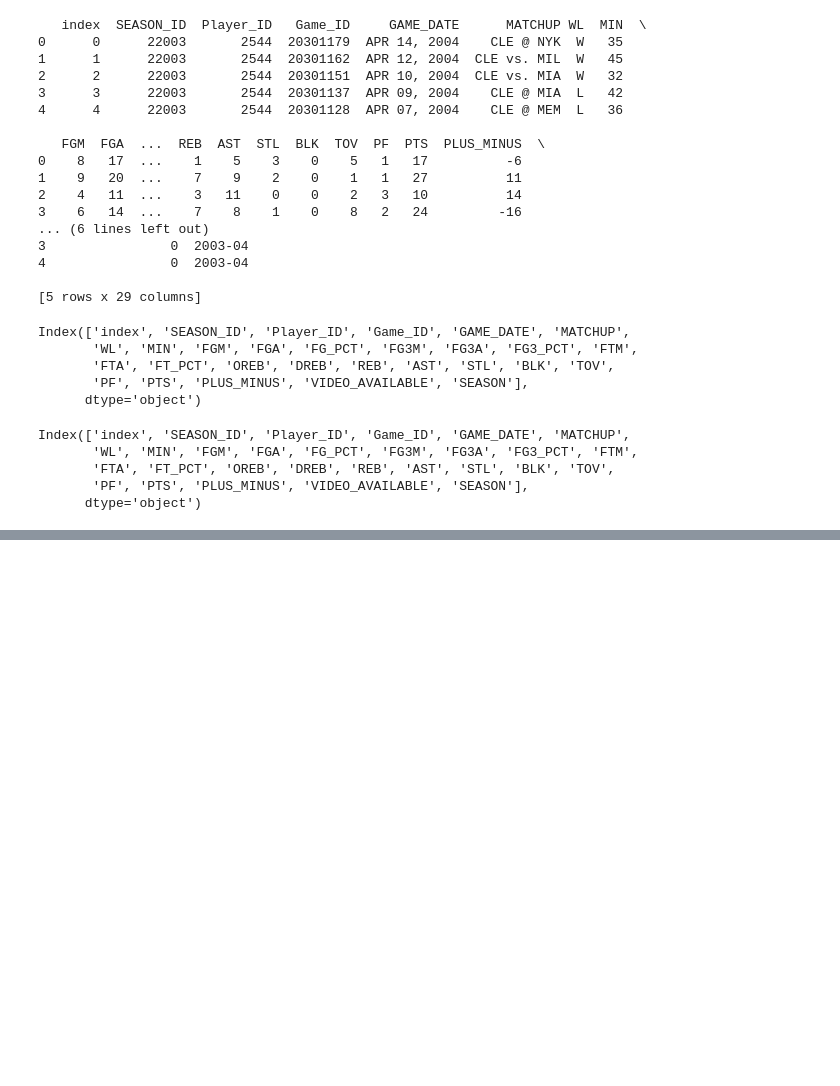
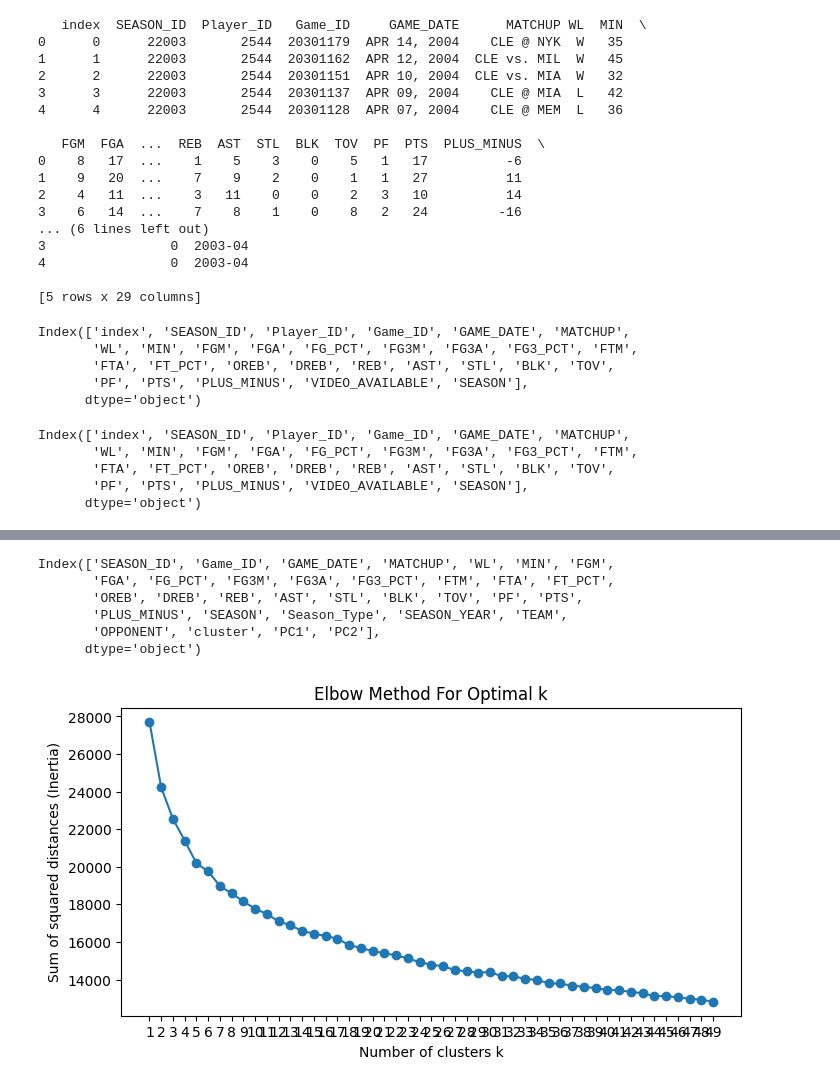
Before and after one commit to JonBierly/DataEngineeringFinal, a Jupyter notebook: data.ipynb, the cells around one changed output, grey strips where cells are left out. Drawn from its saved outputs; the diff is of its cells as text; code cells hidden in the pictures; blank space fills up the shorter version.

```diff
--- a/data.ipynb
+++ b/data.ipynb
@@ -273,0 +311,6 @@ games = pd.concat([regular_df, playoff_df], ignore_index=True)
+# %%
+games = pd.read_sql("SELECT * FROM LebronDatabase.games", db_engine, parse_dates=['GAME_DATE'])
+# %%
+games = games.sort_values(by=['GAME_DATE'], ascending=True)
+games = games.reset_index(drop=True)
+games = games.drop(columns = ['index'])
@@ -273,0 +336,36 @@ games = pd.concat([regular_df, playoff_df], ignore_index=True)
+# %%
+games.columns
+# %% [output]
+Index(['SEASON_ID', 'Game_ID', 'GAME_DATE', 'MATCHUP', 'WL', 'MIN', 'FGM',
+       'FGA', 'FG_PCT', 'FG3M', 'FG3A', 'FG3_PCT', 'FTM', 'FTA', 'FT_PCT',
+       'OREB', 'DREB', 'REB', 'AST', 'STL', 'BLK', 'TOV', 'PF', 'PTS',
+       'PLUS_MINUS', 'SEASON', 'Season_Type', 'SEASON_YEAR', 'TEAM',
+       'OPPONENT', 'cluster', 'PC1', 'PC2'],
+      dtype='object')
+# %%
+features = ['MIN', 'FG3M', 'FG3A', 'FTM', 'FTA','OREB', 'DREB', 'REB', 'AST', 'STL', 'BLK', 'TOV', 'PF',
+       'PTS', 'PLUS_MINUS']
+X = games[features]
+
+
+##Scaling Features
+scaler = StandardScaler()
+X_scaled = scaler.fit_transform(X)
+# %%
+##Elbow Method
+inertia = []
+K = range(1, 50)
+for k in K:
+    km = KMeans(n_clusters=k, random_state=42)
+    km.fit(X_scaled)
+    inertia.append(km.inertia_)
+
+plt.figure(figsize=(8, 4))
+plt.plot(K, inertia, 'o-', markersize=6)
+plt.xlabel('Number of clusters k')
+plt.ylabel('Sum of squared distances (Inertia)')
+plt.title('Elbow Method For Optimal k')
+plt.xticks(K)
+plt.show()
+# %% [output]
+[figure, added]
```
Also changed, not shown: parts of 33 cells of this notebook, 1 other file.
